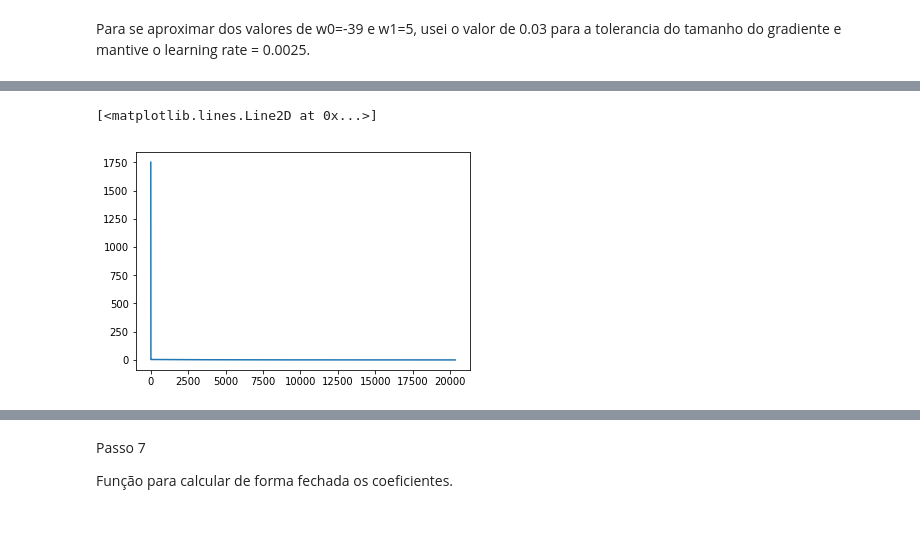
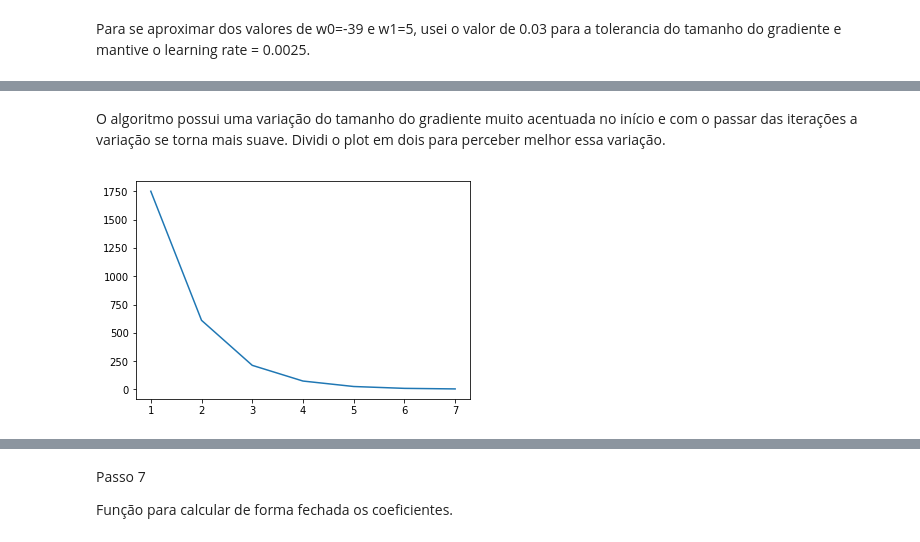
Before and after one commit to RenatoEly/aprendizagemDeMaquina, a Jupyter notebook: Ex1/Ex1_aprendizagem_maquina.ipynb, the cells around one changed output, grey strips where cells are left out. Cells and saved outputs as stored; diff of their text form; code cells hidden in the pictures.

Commit message:
Plots com legenda

```diff
--- a/Ex1/Ex1_aprendizagem_maquina.ipynb
+++ b/Ex1/Ex1_aprendizagem_maquina.ipynb
@@ -206,5 +217,7 @@ Para se aproximar dos valores de w0=-39 e w1=5, usei o valor de 0.03 para a tole
+# %% [markdown]
+O algoritmo possui uma variação do tamanho do gradiente muito acentuada no início e com o passar das iterações a variação se torna mais suave. Dividi o plot em dois para perceber melhor essa variação.
 # %%
-pyplot.plot(PlotData[0],PlotData[1])
+pyplot.plot(PlotData[0][:7],PlotData[1][:7])
+pyplot.show()
 # %% [output]
-[<matplotlib.lines.Line2D at 0x...>]
-[figure, old version]
+[figure, new version]
```
Also changed, not shown: parts of 16 cells of this notebook.
